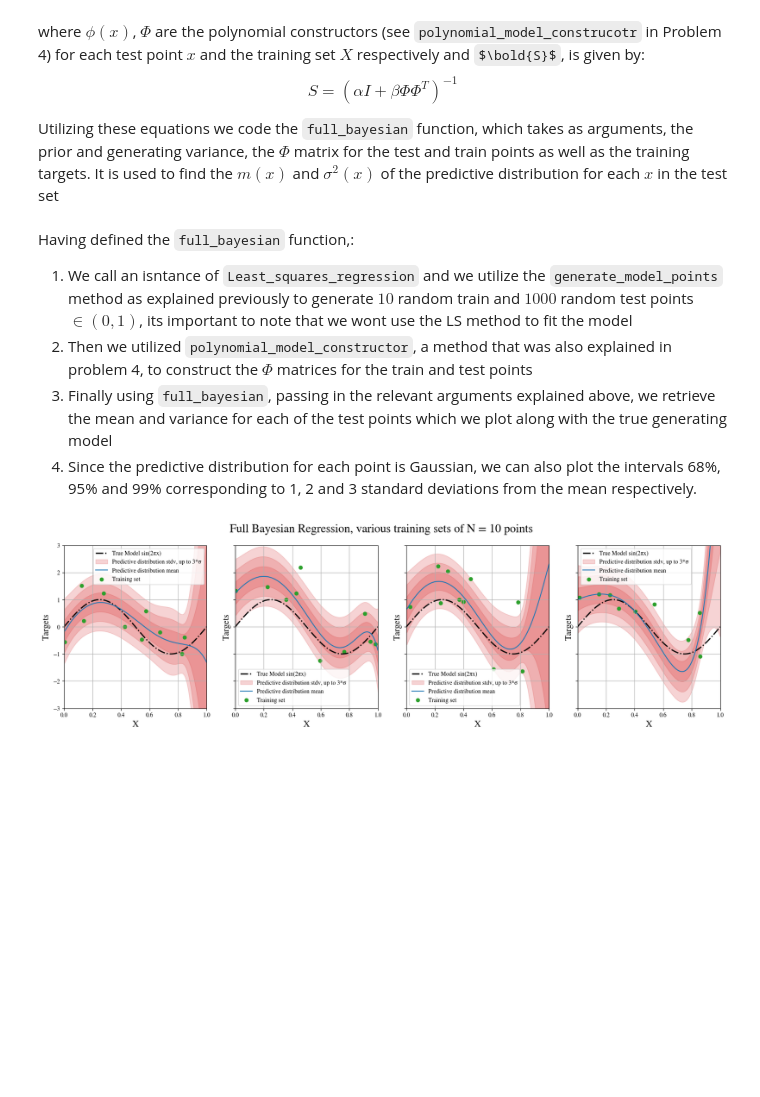
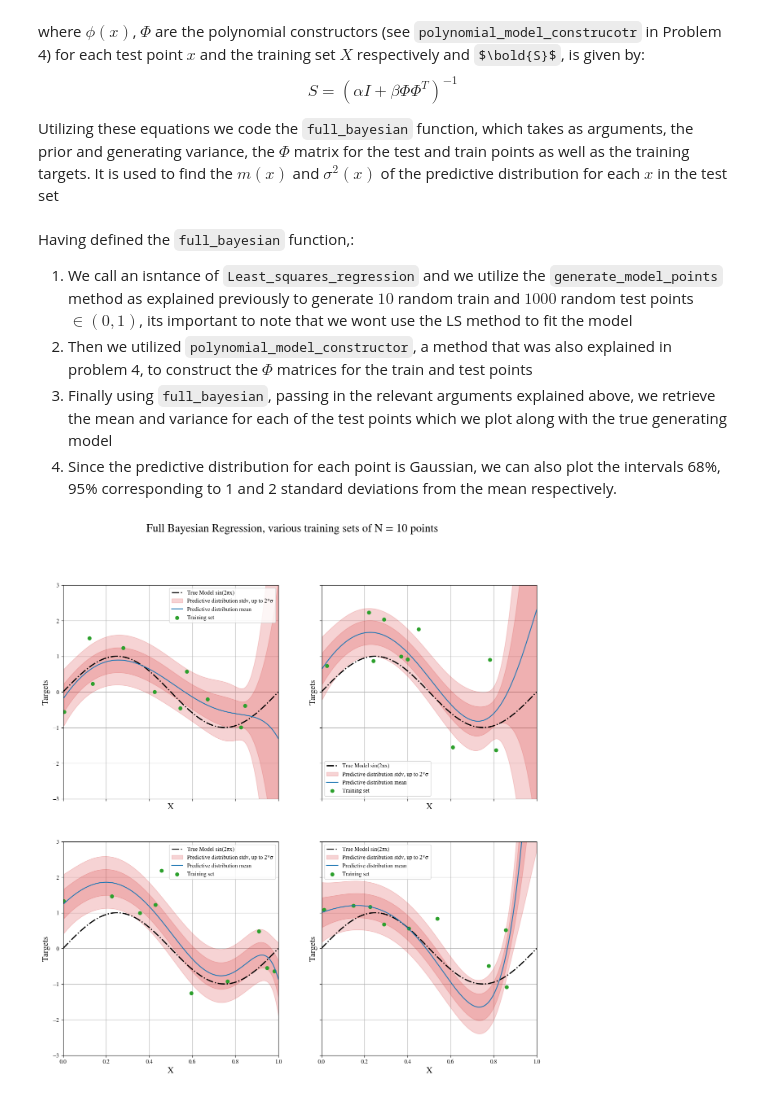
Before and after one commit to KyriakosPsa/Bayesian-linear-regression, a Jupyter notebook: Solutions_Notebook.ipynb, the cells around one changed output. Cells and saved outputs as stored; diff of their text form; code cells hidden in the pictures; some formulas as TeX source; blank space fills up the shorter version.

```diff
--- a/Solutions_Notebook.ipynb
+++ b/Solutions_Notebook.ipynb
@@ -5,6 +5,7 @@ import matplotlib.pyplot as plt
 #Consider aesthetics
 plt.rcParams['mathtext.fontset'] = 'stix'
 plt.rcParams['font.family'] = 'STIXGeneral'
+plt.rcParams['axes.axisbelow'] = True
 # %% [markdown]
 # *Table of contents*
 1. [Problem 1: Multivariate normal, MLE proof](#problem1)
@@ -159,11 +172,11 @@ class Univariate_Bayesian_Inference():
         # Misc settings
         plt.legend(fontsize = 11)
         plt.ylim(0,4)
+        plt.grid(alpha = 0.3)
         plt.ylabel("Density", fontsize = 14)
         plt.xlabel("x",fontsize = 14)
         plt.xticks(np.arange(-8,22,2))
         plt.yticks(np.arange(0,4.0,0.5))
-        plt.grid()
         plt.show()
 # %% [markdown]
 Having created the `Univariate_Bayesian_Inference` we can estimate the mean and variance of the posterior using the Maximum a Posteriory(MAP) method for sample datasets $X$ of size $N = [N= 1, 5, 10, 20, 50, 100, 1000]$, where $X\sim N(7,16)$ with a prior belief for the mean $\mu \sim N(0,4)$. We begin by initializing an instance of the `Univariate_Bayesian_Inference` class called `experiment` and pass in the relevant known parameters of the prior and generating distributions
@@ -318,7 +331,7 @@ def plot_fitted_models(X_train,y_train,per_polynomial_predictions,x,y):
     plt.xlim(0,1)
     plt.ylim(-3,3)
     plt.legend()
-    plt.grid()
+    plt.grid(alpha= 0.3)
     plt.show()
 # %% [markdown]
 ### **For N=60 sample observations**
@@ -429,42 +457,40 @@ Having defined the `full_bayesian` function,:
 1.  We call an isntance of `Least_squares_regression` and we utilize the `generate_model_points` method as explained previously to generate $10$ random train and $1000$ random test points $\in(0,1)$, its important to note that we wont use the LS method to fit the model
 2.  Then we utilized `polynomial_model_constructor`, a  method that was also explained in problem 4, to construct the $\Phi$ matrices for the train and test points
 3.  Finally using `full_bayesian`, passing in the relevant arguments explained above, we retrieve the mean and variance for each of the test points which we plot along with the true generating model
-4.  Since the predictive distribution for each point is Gaussian, we can also plot the intervals 68%, 95% and 99% corresponding to 1, 2 and 3 standard deviations from the mean respectively.
+4.  Since the predictive distribution for each point is Gaussian, we can also plot the intervals 68%, 95% corresponding to 1 and 2 standard deviations from the mean respectively.
 # %%
-fig, axs = plt.subplots(1, 4, figsize=(20,5),sharex='all',sharey='all')
+fig, axs = plt.subplots(2, 2, figsize=(15,15),sharex='all',sharey='all')
 fig.suptitle("Full Bayesian Regression, various training sets of N = 10 points",fontsize = 20)
 i = 0
-j = 0
 for seed in [100,200,300,400]:
   np.random.seed(seed)
   # We will use the same model only to generate the points as well as construct the phi matrices but not to fit the model
   model_2 = Least_squares_regression()
   # Generate the training set of 10 observations and construct the Phi matrix
   X_train,y_train,x,y = model_2.generate_model_points(10,evenly_spaced=False)
   Phi_train = model_2.polynomial_model_constructor(X_train,9)
   # Generate the test set of 1000 observations and construct the Phi matrix
   np.random.seed(42)
   X_test,y_test,x,y = model_2.generate_model_points(1000,evenly_spaced=False)
   X_test, y_test = np.sort(X_test), np.sort(y_test)
   Phi_test = model_2.polynomial_model_constructor(X_test,9)
 
   # Calculate the mean and variance of the predictive distribution for each test point
   m_y,var_y = full_bayesian(0.005,11.1,Phi_train,y_train,Phi_test)
 
   # Plot the results for each training set
-  ax = axs[i]
+  ax = axs[i%2,i//2]
   ax.plot(x,y,label="True Model sin(2πx)", color = "Black",linewidth=2,linestyle='-.')
-  ax.fill_between(X_test,m_y - 1*var_y**(1/2), m_y + 1*var_y**(1/2), color = "tab:red", alpha= 0.2,label = "Predictive distribution stdv, up to 3*σ")
+  ax.fill_between(X_test,m_y - 1*var_y**(1/2), m_y + 1*var_y**(1/2), color = "tab:red", alpha= 0.2,label = "Predictive distribution stdv, up to 2*σ")
   ax.fill_between(X_test,m_y - 2*var_y**(1/2), m_y + 2*var_y**(1/2), color = "tab:red", alpha= 0.2)
-  ax.fill_between(X_test,m_y - 3*var_y**(1/2), m_y + 3*var_y**(1/2), color = "tab:red", alpha= 0.2)
   ax.plot(X_test,m_y, color = "tab:blue" , label = "Predictive distribution mean")
   ax.scatter(X_train,y_train, color = "tab:green", label="Training set")
-  ax.legend()
+  ax.legend(fontsize = 10)
   ax.grid()
   ax.set_xlabel('X',fontsize = 15)
   ax.set_ylabel('Targets',fontsize = 15)
   ax.set_ylim(-3,3)
   ax.set_xlim(0,1)
   i += 1
 # %% [output]
-[figure, old version]
+[figure, new version]
```
Also changed, not shown: parts of 8 cells of this notebook.
